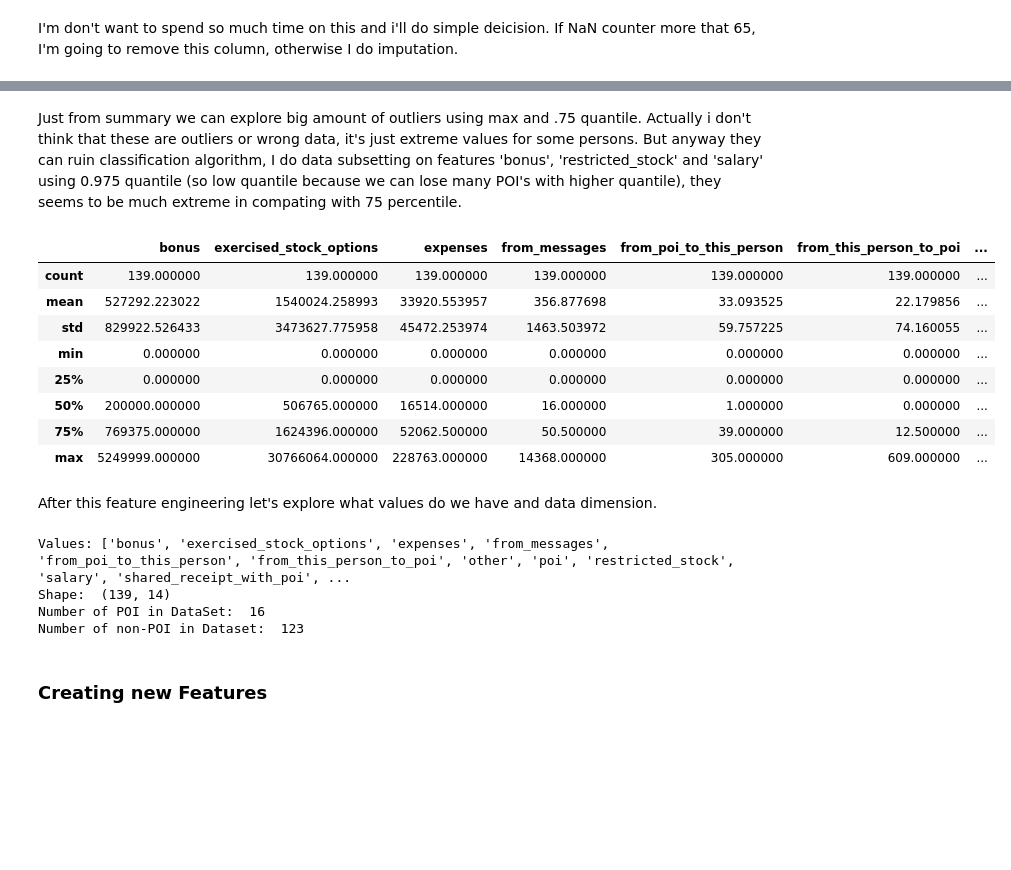
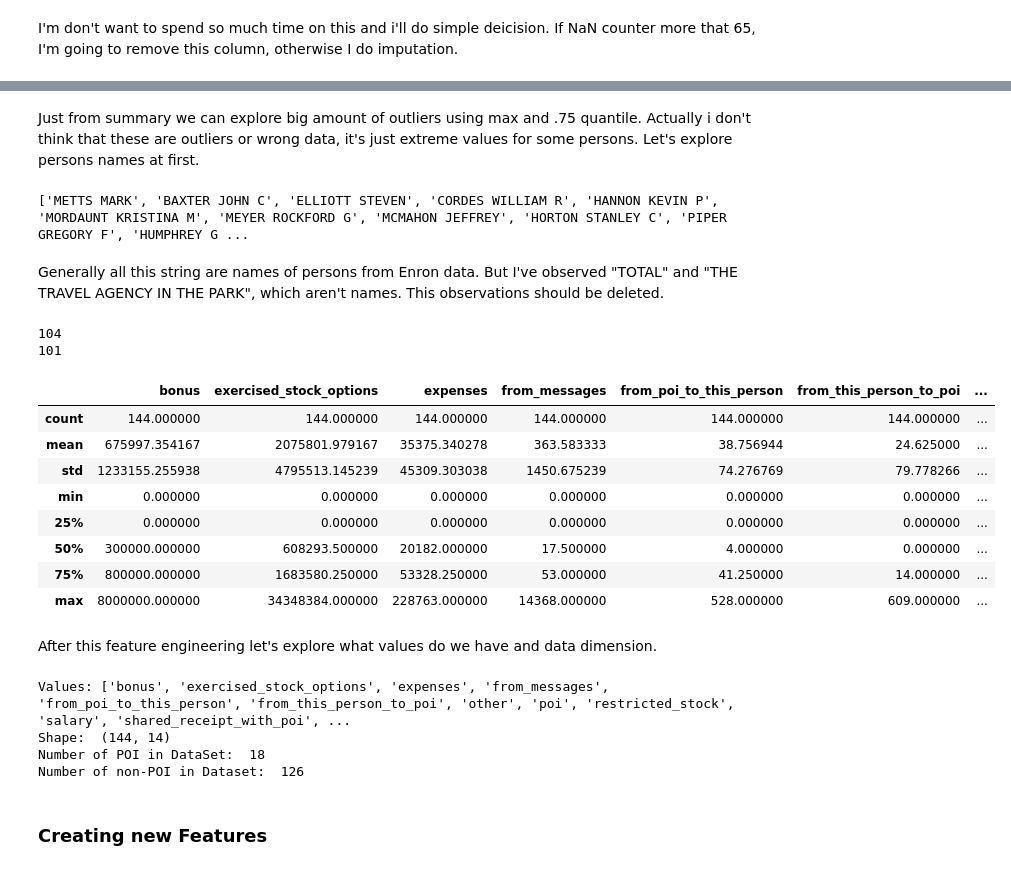
Before and after one commit to orenov/udacity-nanodegree-data-analyst, a Jupyter notebook: Machine-Learning/final_project/FinalProject.ipynb, the cells around one changed output, grey strips where cells are left out. Cells and saved outputs as stored; diff of their text form; code cells hidden in the pictures; blank space fills up the shorter version.

```diff
--- a/Machine-Learning/final_project/FinalProject.ipynb
+++ b/Machine-Learning/final_project/FinalProject.ipynb
@@ -161,23 +161,32 @@ to_messages                0
 | 75% | 800000.000000 | 1.714221e+06 | 53740.750000 | 51.250000 | 40.750000 | 13.750000 | ... |
 | max | 97343619.000000 | 3.117640e+08 | 5235198.000000 | 14368.000000 | 528.000000 | 609.000000 | ... |
 # %% [markdown]
-Just from summary we can explore big amount of outliers using max and .75 quantile. Actually i don't think that these are outliers or wrong data, it's just extreme values for some persons. But anyway they can ruin classification algorithm, I do data subsetting on features 'bonus', 'restricted_stock' and 'salary' using 0.975 quantile (so low quantile because we can lose many POI's with higher quantile), they seems to be much extreme in compating with 75 percentile.
+Just from summary we can explore big amount of outliers using max and .75 quantile. Actually i don't think that these are outliers or wrong data, it's just extreme values for some persons. Let's explore persons names at first.
-# %%
-q_bonus = pandas.Series(df_imp['bonus']).quantile(0.975)
-q_restricted_stock = pandas.Series(df_imp['restricted_stock']).quantile(0.975)
-q_salary = pandas.Series(df_imp['salary']).quantile(0.975)
-df_subset = df_imp.loc[(df_imp['bonus'] < q_bonus) & (df_imp['restricted_stock'] < q_restricted_stock) & (df_imp['salary'] < q_salary)]
-df_subset.describe()
-# %% [output]
-|  | bonus | exercised_stock_options | expenses | from_messages | from_poi_to_this_person | from_this_person_to_poi | ... |
-| count | 139.000000 | 139.000000 | 139.000000 | 139.000000 | 139.000000 | 139.000000 | ... |
-| mean | 527292.223022 | 1540024.258993 | 33920.553957 | 356.877698 | 33.093525 | 22.179856 | ... |
-| std | 829922.526433 | 3473627.775958 | 45472.253974 | 1463.503972 | 59.757225 | 74.160055 | ... |
-| min | 0.000000 | 0.000000 | 0.000000 | 0.000000 | 0.000000 | 0.000000 | ... |
-| 25% | 0.000000 | 0.000000 | 0.000000 | 0.000000 | 0.000000 | 0.000000 | ... |
-| 50% | 200000.000000 | 506765.000000 | 16514.000000 | 16.000000 | 1.000000 | 0.000000 | ... |
-| 75% | 769375.000000 | 1624396.000000 | 52062.500000 | 50.500000 | 39.000000 | 12.500000 | ... |
-| max | 5249999.000000 | 30766064.000000 | 228763.000000 | 14368.000000 | 305.000000 | 609.000000 | ... |
+# %%
+print(enron_data.keys())
+# %% [output]
+['METTS MARK', 'BAXTER JOHN C', 'ELLIOTT STEVEN', 'CORDES WILLIAM R', 'HANNON KEVIN P', 'MORDAUNT KRISTINA M', 'MEYER ROCKFORD G', 'MCMAHON JEFFREY', 'HORTON STANLEY C', 'PIPER GREGORY F', 'HUMPHREY G ...
+# %% [markdown]
+Generally all this string are names of persons from Enron data. But I've observed "TOTAL" and "THE TRAVEL AGENCY IN THE PARK", which aren't names. This observations should be deleted.
+# %%
+total_index = enron_data.keys().index("TOTAL")
+print(total_index)
+travel_index = enron_data.keys().index("THE TRAVEL AGENCY IN THE PARK")
+print(travel_index)
+df_subset = df_imp.drop(df_imp.index[[total_index,travel_index]])
+df_subset.describe()
+# %% [output]
+104
+101
+|  | bonus | exercised_stock_options | expenses | from_messages | from_poi_to_this_person | from_this_person_to_poi | ... |
+| count | 144.000000 | 144.000000 | 144.000000 | 144.000000 | 144.000000 | 144.000000 | ... |
+| mean | 675997.354167 | 2075801.979167 | 35375.340278 | 363.583333 | 38.756944 | 24.625000 | ... |
+| std | 1233155.255938 | 4795513.145239 | 45309.303038 | 1450.675239 | 74.276769 | 79.778266 | ... |
+| min | 0.000000 | 0.000000 | 0.000000 | 0.000000 | 0.000000 | 0.000000 | ... |
+| 25% | 0.000000 | 0.000000 | 0.000000 | 0.000000 | 0.000000 | 0.000000 | ... |
+| 50% | 300000.000000 | 608293.500000 | 20182.000000 | 17.500000 | 4.000000 | 0.000000 | ... |
+| 75% | 800000.000000 | 1683580.250000 | 53328.250000 | 53.000000 | 41.250000 | 14.000000 | ... |
+| max | 8000000.000000 | 34348384.000000 | 228763.000000 | 14368.000000 | 528.000000 | 609.000000 | ... |
 # %% [markdown]
 After this feature engineering let's explore what values do we have and data dimension.
 # %%
@@ -189,9 +198,9 @@ print "Number of POI in DataSet: ", (df_subset['poi'] == 1).sum()
 print "Number of non-POI in Dataset: ", (df_subset['poi'] == 0).sum()
 # %% [output]
 Values: ['bonus', 'exercised_stock_options', 'expenses', 'from_messages', 'from_poi_to_this_person', 'from_this_person_to_poi', 'other', 'poi', 'restricted_stock', 'salary', 'shared_receipt_with_poi', ...
-Shape:  (139, 14)
-Number of POI in DataSet:  16
-Number of non-POI in Dataset:  123
+Shape:  (144, 14)
+Number of POI in DataSet:  18
+Number of non-POI in Dataset:  126
 # %% [markdown]
 ### Creating new Features
 # %% [markdown]
```
Also changed, not shown: parts of 11 cells of this notebook, 2 other files.
